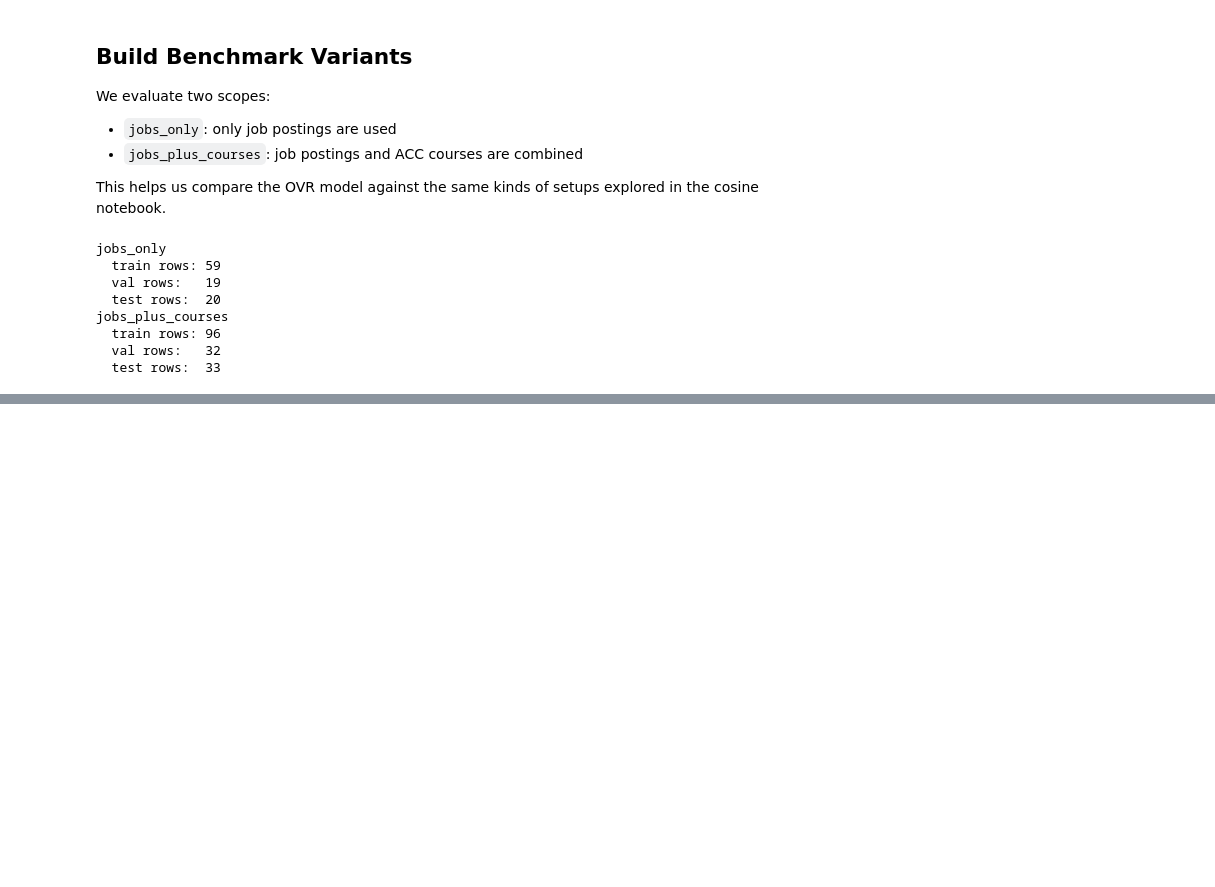
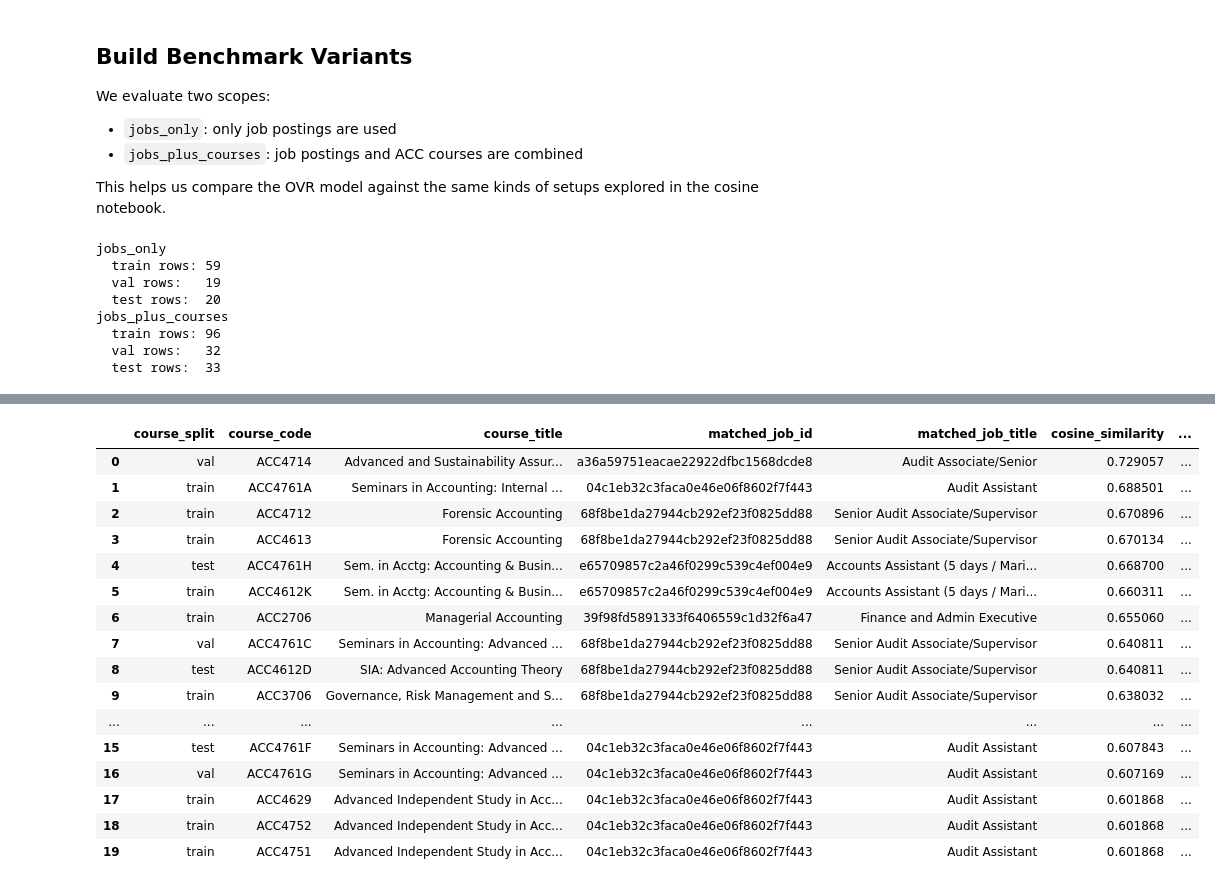
Before and after one commit to Bomb-omb/dsa4264-JobReady, a Jupyter notebook: model/ovr_thres_fixed.ipynb, the cells around one changed output, grey strips where cells are left out. Cells and saved outputs as stored; diff of their text form; code cells hidden in the pictures; blank space fills up the shorter version.

```diff
--- a/model/ovr_thres_fixed.ipynb
+++ b/model/ovr_thres_fixed.ipynb
@@ -514,0 +1292,67 @@ skipped_skills            177
+# %%
+alignment_df = support_df[["skill_name", "jobs_train_support", "courses_train_support"]].copy()
+alignment_df = alignment_df.loc[(alignment_df["jobs_train_support"] + alignment_df["courses_train_support"]) > 0].copy()
+alignment_df["jobs_train_frequency"] = alignment_df["jobs_train_support"] / max(len(jobs_train_df), 1)
+alignment_df["courses_train_frequency"] = alignment_df["courses_train_support"] / max(len(courses_train_df), 1)
+alignment_df["frequency_gap"] = alignment_df["jobs_train_frequency"] - alignment_df["courses_train_frequency"]
+alignment_df["abs_frequency_gap"] = alignment_df["frequency_gap"].abs()
+
+shared_train_skills = int(((alignment_df["jobs_train_support"] > 0) & (alignment_df["courses_train_support"] > 0)).sum())
+job_only_train_skills = int(((alignment_df["jobs_train_support"] > 0) & (alignment_df["courses_train_support"] == 0)).sum())
+course_only_train_skills = int(((alignment_df["jobs_train_support"] == 0) & (alignment_df["courses_train_support"] > 0)).sum())
+frequency_correlation = alignment_df["jobs_train_frequency"].corr(alignment_df["courses_train_frequency"])
+
+jobs_avg_skills = jobs_all_df["actual_skill_lists"].apply(len).mean()
+courses_avg_skills = courses_all_df["actual_skill_lists"].apply(len).mean()
+
+courses_matrix = np.vstack(courses_all_df["embedding"].to_numpy()).astype(np.float32)
+course_to_job_similarity = cosine_similarity(courses_matrix, jobs_matrix)
+best_job_match_idx = course_to_job_similarity.argmax(axis=1)
+
+course_job_alignment_rows = []
+for course_idx, job_idx in enumerate(best_job_match_idx):
+    course_skills = set(courses_all_df.iloc[course_idx]["actual_skill_lists"])
+    job_skills = job_skill_sets[job_idx]
+    course_job_alignment_rows.append({
+        "course_split": courses_all_df.iloc[course_idx]["split"],
+        "course_code": courses_all_df.iloc[course_idx]["entity_id"],
+        "course_title": courses_all_df.iloc[course_idx]["display_title"],
+        "matched_job_id": jobs_all_df.iloc[job_idx]["entity_id"],
+        "matched_job_title": jobs_all_df.iloc[job_idx]["display_title"],
+        "cosine_similarity": float(course_to_job_similarity[course_idx, job_idx]),
+        "label_jaccard": float(jaccard_score(course_skills, job_skills)),
+        "shared_skills": " | ".join(sorted(course_skills & job_skills)),
+        "course_only_skills": " | ".join(sorted(course_skills - job_skills)),
+        "job_only_skills": " | ".join(sorted(job_skills - course_skills)),
+    })
+
+course_job_alignment_df = pd.DataFrame(course_job_alignment_rows).sort_values(
+    by=["label_jaccard", "cosine_similarity"],
+    ascending=[True, False],
+).reset_index(drop=True)
+
+alignment_summary_df = pd.DataFrame({
+    "shared_train_skills": [shared_train_skills],
+    "job_only_train_skills": [job_only_train_skills],
+    "course_only_train_skills": [course_only_train_skills],
+    "jobs_vs_courses_train_frequency_corr": [frequency_correlation],
+    "avg_skills_per_job_record": [jobs_avg_skills],
+    "avg_skills_per_course_record": [courses_avg_skills],
+    "median_course_to_nearest_job_cosine": [course_job_alignment_df["cosine_similarity"].median()],
+    "median_course_to_nearest_job_label_jaccard": [course_job_alignment_df["label_jaccard"].median()],
+})
+
+largest_frequency_gap_df = alignment_df.sort_values(
+    by=["abs_frequency_gap", "skill_name"],
+    ascending=[False, True],
+).reset_index(drop=True)
+
+print("Jobs vs courses alignment summary:")
+display(alignment_summary_df)
+print()
+print("Skills with the largest train-frequency mismatch between jobs and courses:")
+display(largest_frequency_gap_df.head(25))
+print()
+print("Courses whose nearest job neighbor has very low label overlap:")
+display(course_job_alignment_df.head(20))
+# %% [output]
@@ -515,3 +1381,20 @@ skipped_skills            177
+|  | course_split | course_code | course_title | matched_job_id | matched_job_title | cosine_similarity | ... |
+| 0 | val | ACC4714 | Advanced and Sustainability Assur... | a36a59751eacae22922dfbc1568dcde8 | Audit Associate/Senior | 0.729057 | ... |
+| 1 | train | ACC4761A | Seminars in Accounting: Internal ... | 04c1eb32c3faca0e46e06f8602f7f443 | Audit Assistant | 0.688501 | ... |
+| 2 | train | ACC4712 | Forensic Accounting | 68f8be1da27944cb292ef23f0825dd88 | Senior Audit Associate/Supervisor | 0.670896 | ... |
+| 3 | train | ACC4613 | Forensic Accounting | 68f8be1da27944cb292ef23f0825dd88 | Senior Audit Associate/Supervisor | 0.670134 | ... |
+| 4 | test | ACC4761H | Sem. in Acctg: Accounting & Busin... | e65709857c2a46f0299c539c4ef004e9 | Accounts Assistant (5 days / Mari... | 0.668700 | ... |
+| 5 | train | ACC4612K | Sem. in Acctg: Accounting & Busin... | e65709857c2a46f0299c539c4ef004e9 | Accounts Assistant (5 days / Mari... | 0.660311 | ... |
+| 6 | train | ACC2706 | Managerial Accounting | 39f98fd5891333f6406559c1d32f6a47 | Finance and Admin Executive | 0.655060 | ... |
+| 7 | val | ACC4761C | Seminars in Accounting: Advanced ... | 68f8be1da27944cb292ef23f0825dd88 | Senior Audit Associate/Supervisor | 0.640811 | ... |
+| 8 | test | ACC4612D | SIA: Advanced Accounting Theory | 68f8be1da27944cb292ef23f0825dd88 | Senior Audit Associate/Supervisor | 0.640811 | ... |
+| 9 | train | ACC3706 | Governance, Risk Management and S... | 68f8be1da27944cb292ef23f0825dd88 | Senior Audit Associate/Supervisor | 0.638032 | ... |
+| ... | ... | ... | ... | ... | ... | ... | ... |
+| 15 | test | ACC4761F | Seminars in Accounting: Advanced ... | 04c1eb32c3faca0e46e06f8602f7f443 | Audit Assistant | 0.607843 | ... |
+| 16 | val | ACC4761G | Seminars in Accounting: Advanced ... | 04c1eb32c3faca0e46e06f8602f7f443 | Audit Assistant | 0.607169 | ... |
+| 17 | train | ACC4629 | Advanced Independent Study in Acc... | 04c1eb32c3faca0e46e06f8602f7f443 | Audit Assistant | 0.601868 | ... |
+| 18 | train | ACC4752 | Advanced Independent Study in Acc... | 04c1eb32c3faca0e46e06f8602f7f443 | Audit Assistant | 0.601868 | ... |
+| 19 | train | ACC4751 | Advanced Independent Study in Acc... | 04c1eb32c3faca0e46e06f8602f7f443 | Audit Assistant | 0.601868 | ... |
 # %% [markdown]
 ## Summary
 
```
Also changed, not shown: parts of 17 cells of this notebook, 4 other files.
